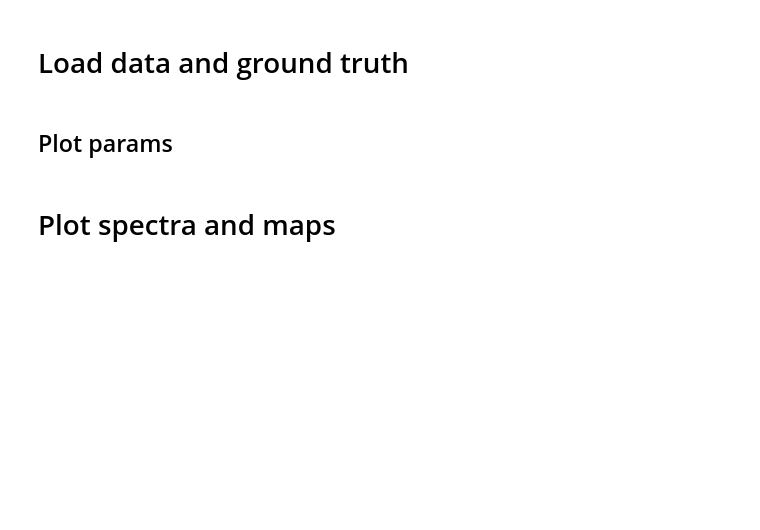
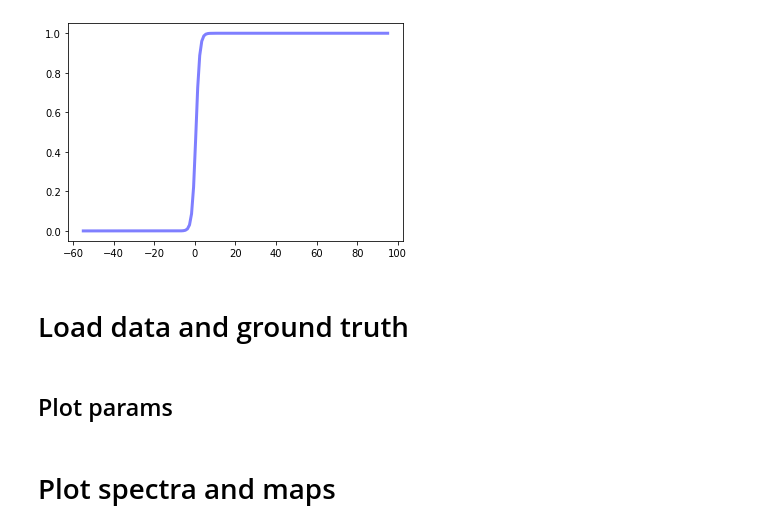
Before and after one commit to adriente/espm, a Jupyter notebook: notebooks/read_HPC_data _TEMP.ipynb, the cells around one changed output. Drawn from its saved outputs; the diff is of its cells as text; code cells hidden in the pictures; blank space fills up the shorter version.

```diff
--- a/notebooks/read_HPC_data _TEMP.ipynb
+++ b/notebooks/read_HPC_data _TEMP.ipynb
@@ -24,0 +18,13 @@ f = spim.get_decomposition_factors()
+# %%
+x =  np.linspace(-55,95,num=150)
+def sigmoid(x,mi, mx):
+    return mi + (mx-mi)*(lambda t: (1+3**(-t+0.5))**(-1) )( (x-mi)/(mx-mi) )
+h = (x,-0.5,0.5)
+
+plt.plot(x, sigmoid(x, 0, 1),'b-', lw=3, alpha=0.5, label='sigmoid')
+
+h = sigmoid(x,0,1)
+
+res = h[:,np.newaxis]@np.ones((1,200))
+# %% [output]
+[figure, added]
```
Also changed, not shown: parts of 19 cells of this notebook, 9 other files.
